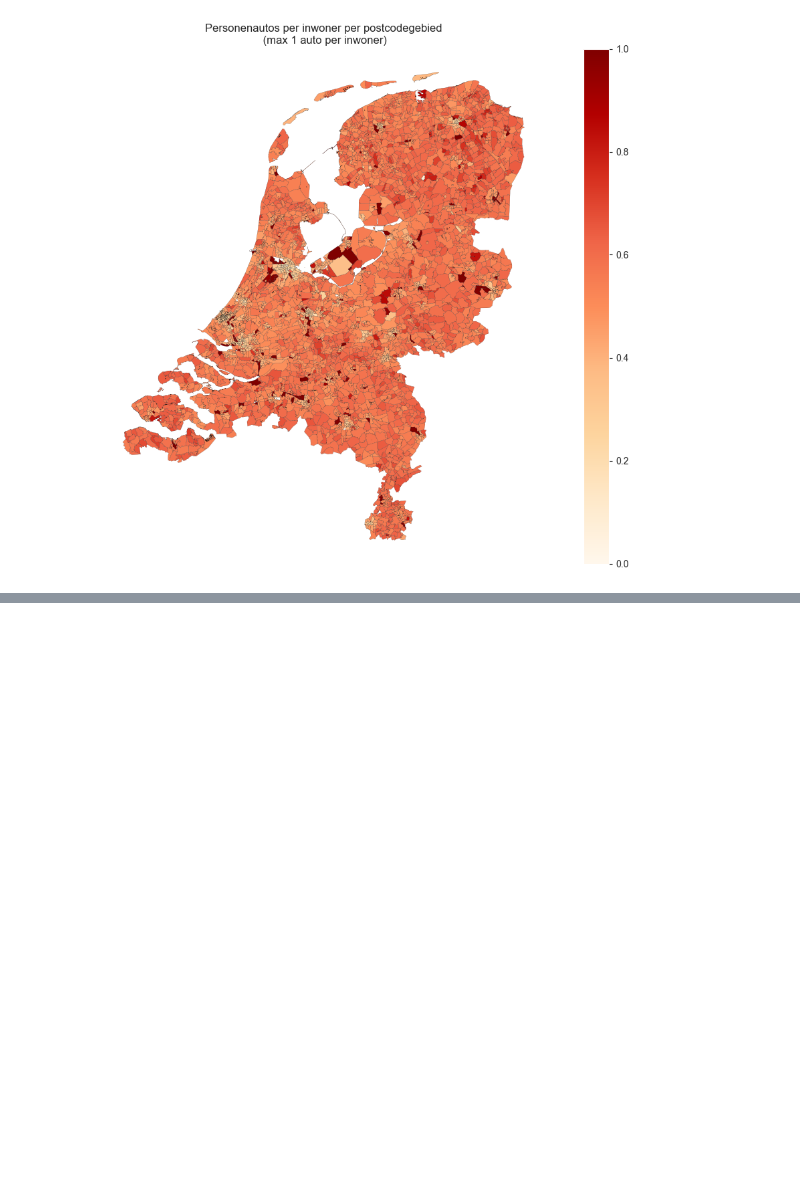
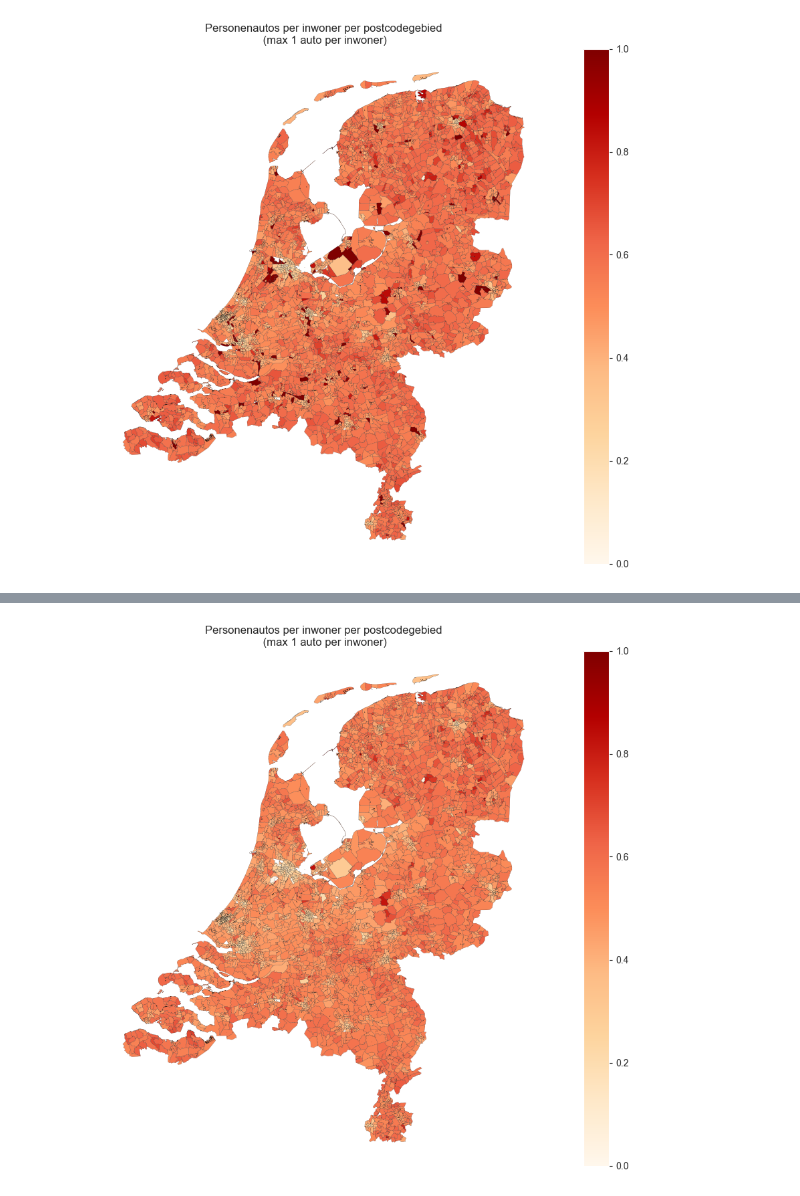
Before and after one commit to EwoutH/urban-self-driving-effects, a Jupyter notebook: prototyping/pc4.ipynb, the cells around one changed output, grey strips where cells are left out. Cells and saved outputs as stored; diff of their text form; code cells hidden in the pictures; blank space fills up the shorter version.

```diff
--- a/prototyping/pc4.ipynb
+++ b/prototyping/pc4.ipynb
@@ -133,0 +227,18 @@ plt.savefig('img/personenautos_per_inwoner_pc4.png', dpi=300, bbox_inches='tight
+# %%
+# Personenautos per inwoner
+data_clean['personenautos_per_inwoner_2'] = data_clean['personenautos_y'] / data_clean['aantal_inwoners'].replace(0, 1)
+
+# Cap on 1 car per inhabitant
+data_clean['personenautos_per_inwoner_2'] = data_clean['personenautos_per_inwoner_2'].clip(upper=1).astype(float)
+# %%
+# Create a plot of the personenautos_per_inwoner_2
+fig, ax = plt.subplots(figsize=(15,10))
+data_clean.plot(column='personenautos_per_inwoner_2', legend=True, cmap='OrRd', edgecolor='black', linewidth=0.1, ax=ax)
+# Remove the axis labels
+plt.axis('off')
+# Add a title
+plt.title('Personenautos per inwoner per postcodegebied\n (max 1 auto per inwoner)')
+# Save
+plt.savefig('img/personenautos_per_inwoner_pc4_2.png', dpi=300, bbox_inches='tight')
+# %% [output]
+[figure, added]
```
Also changed, not shown: parts of 15 cells of this notebook.
